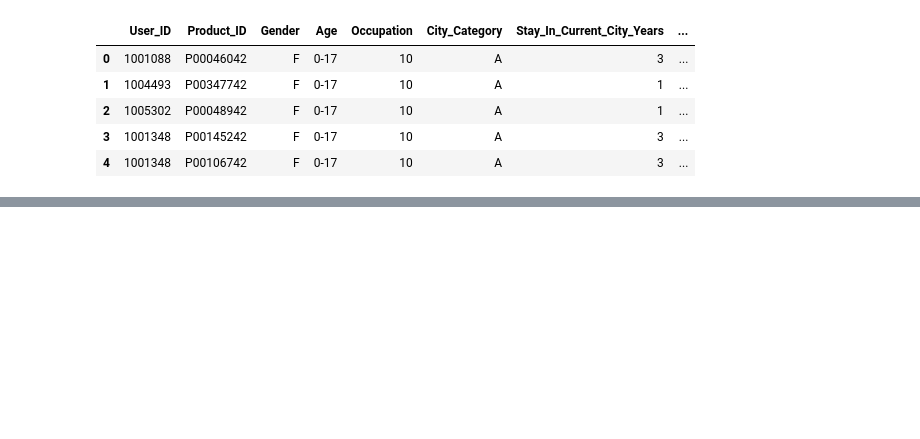
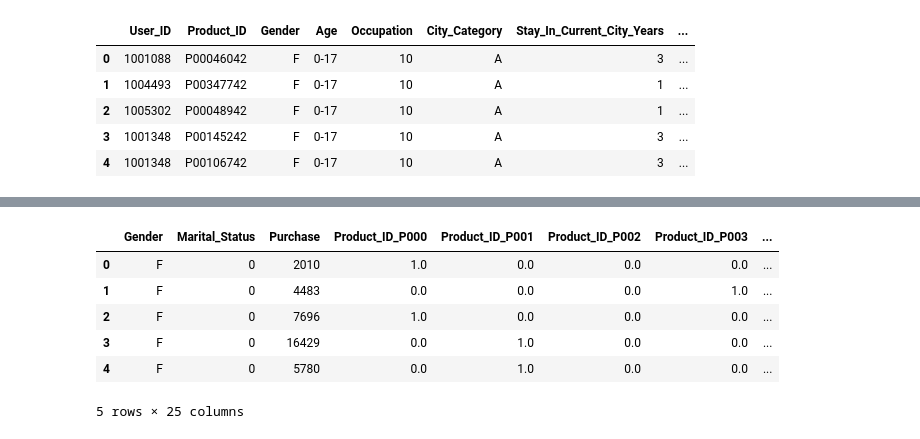
Before and after one commit to HssngH/ToBigs18, a Jupyter notebook: KNN_과제.ipynb, the cells around one changed output, grey strips where cells are left out. Cells and saved outputs as stored; diff of their text form; code cells hidden in the pictures; blank space fills up the shorter version.

```diff
--- a/KNN_과제.ipynb
+++ b/KNN_과제.ipynb
@@ -29,0 +168,10 @@ df.head()
+# %%
+df_fin.head()
+# %% [output]
+|  | Gender | Marital_Status | Purchase | Product_ID_P000 | Product_ID_P001 | Product_ID_P002 | Product_ID_P003 | ... |
+| 0 | F | 0 | 2010 | 1.0 | 0.0 | 0.0 | 0.0 | ... |
+| 1 | F | 0 | 4483 | 0.0 | 0.0 | 0.0 | 1.0 | ... |
+| 2 | F | 0 | 7696 | 1.0 | 0.0 | 0.0 | 0.0 | ... |
+| 3 | F | 0 | 16429 | 0.0 | 1.0 | 0.0 | 0.0 | ... |
+| 4 | F | 0 | 5780 | 0.0 | 1.0 | 0.0 | 0.0 | ... |
+5 rows × 25 columns
```
Also changed, not shown: parts of 18 cells of this notebook.
